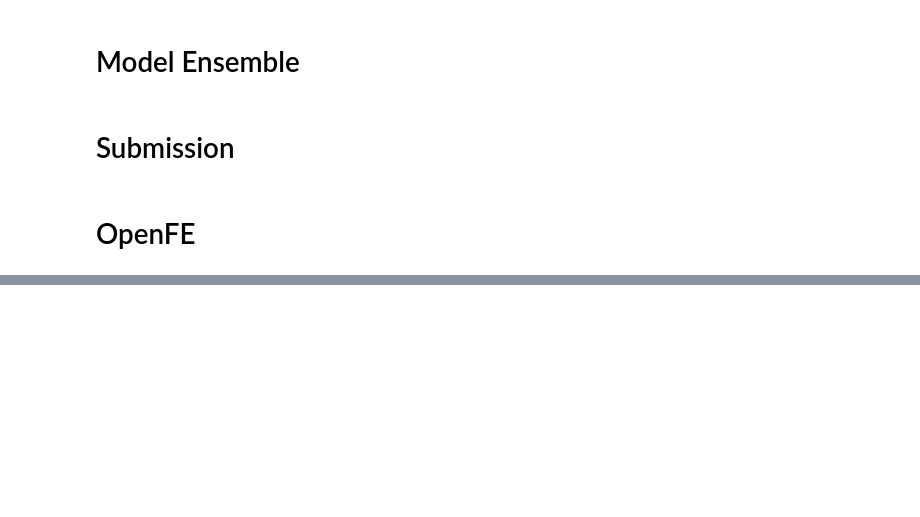
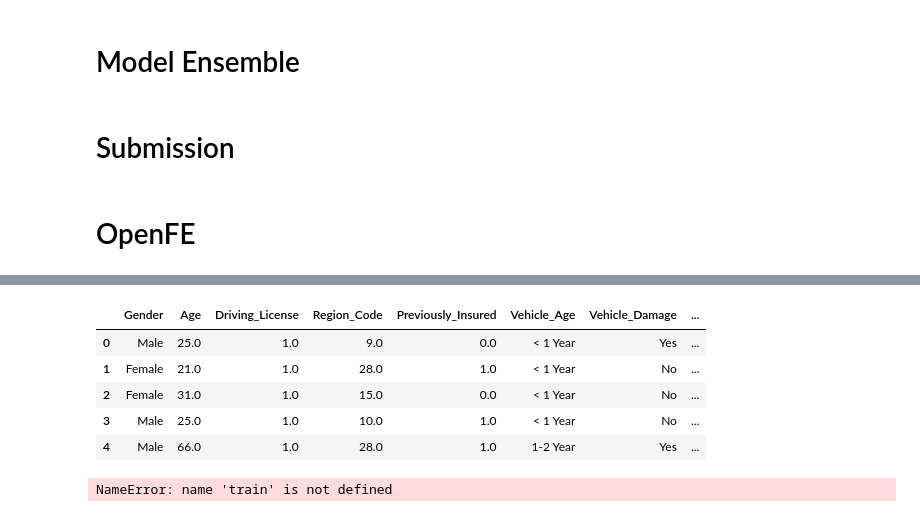
Before and after one commit to rubanzasilva/insurance_cross_selling, a Jupyter notebook: fastai_neural_network_gradient_boosting.ipynb, the cells around one changed output, grey strips where cells are left out. Cells and saved outputs as stored; diff of their text form; code cells hidden in the pictures; blank space fills up the shorter version.

```diff
--- a/fastai_neural_network_gradient_boosting.ipynb
+++ b/fastai_neural_network_gradient_boosting.ipynb
@@ -1345,0 +1356,15 @@ n_jobs
+# %%
+train = pd.concat([train_x, train_subset['Response']], axis=1)
+
+train.head()
+# %% [output]
+|  | Gender | Age | Driving_License | Region_Code | Previously_Insured | Vehicle_Age | Vehicle_Damage | ... |
+| 0 | Male | 25.0 | 1.0 | 9.0 | 0.0 | < 1 Year | Yes | ... |
+| 1 | Female | 21.0 | 1.0 | 28.0 | 1.0 | < 1 Year | No | ... |
+| 2 | Female | 31.0 | 1.0 | 15.0 | 0.0 | < 1 Year | No | ... |
+| 3 | Male | 25.0 | 1.0 | 10.0 | 1.0 | < 1 Year | No | ... |
+| 4 | Male | 66.0 | 1.0 | 28.0 | 1.0 | 1-2 Year | Yes | ... |
+# %%
+train.shape
+# %% [output]
+NameError: name 'train' is not defined
```
Also changed, not shown: parts of 66 cells of this notebook.
